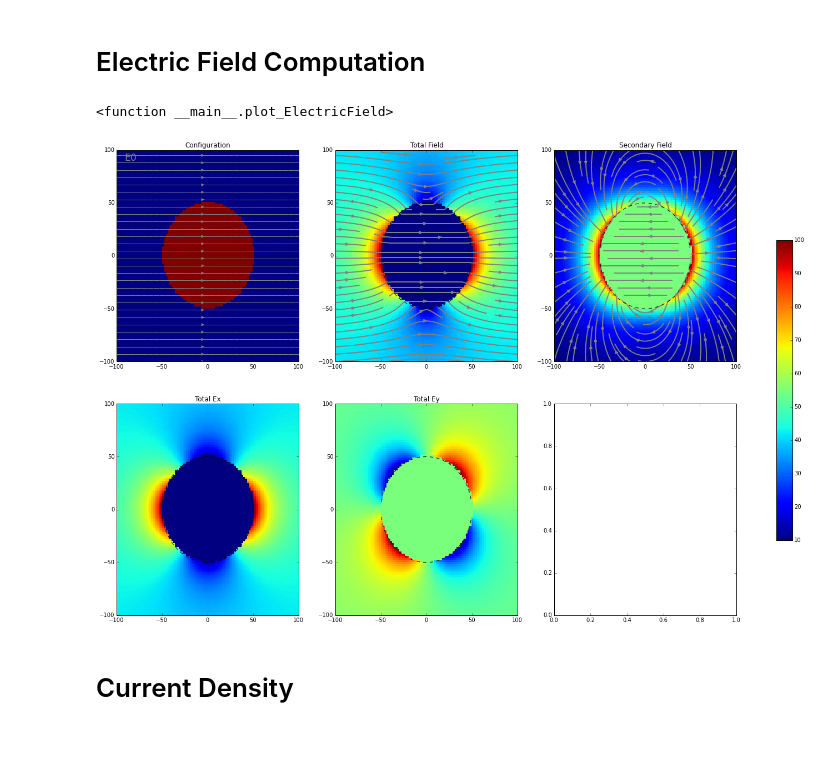
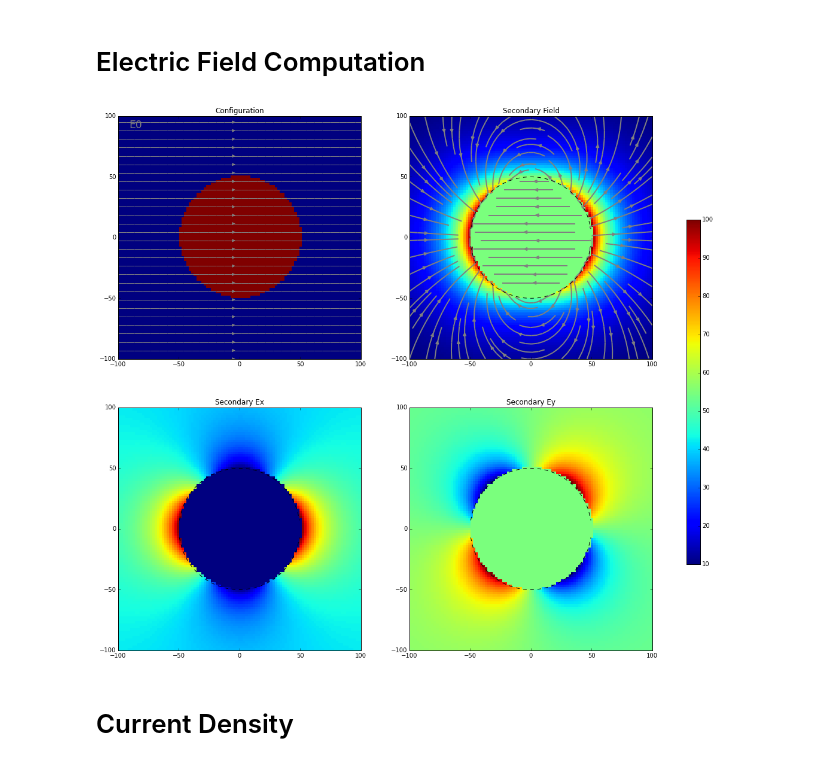
Before and after one commit to geoscixyz/em, a Jupyter notebook: examples/sphere/ElectrostaticSphere.ipynb, the cells around one changed output. Drawn from its saved outputs; the diff is of its cells as text; code cells hidden in the pictures.

Commit message:
added toggle buttons for visualization

```diff
--- a/examples/sphere/ElectrostaticSphere.ipynb
+++ b/examples/sphere/ElectrostaticSphere.ipynb
@@ -165,8 +165,9 @@ R_slider = FloatSlider(min=0., max =50., step=10., value=50.)
 S1_slider = FloatSlider(min=1., max =100., step=1.,value=100.)
 S0_slider = FloatSlider(min=1., max =100., step=1.,value=10.)
 E0_slider = FloatSlider(min=-10., max =10., step=2., value=1.)
+options = ToggleButtons(options=['Total','Secondary'], background_color='green', color='white', font_weight='bold')
 
-def plot_ElectricField(R,sig1,sig0,E0):
+def plot_ElectricField(R,sig1,sig0,E0, Option):
 
     Sigma = get_Conductivity(XYZ,sig0,sig1,R)
     Et, Ep, Es = get_ElectricField(XYZ,sig0,sig1,R,E0)
@@ -176,59 +177,74 @@ def plot_ElectricField(R,sig1,sig0,E0):
     EtXr = Et[:,0].reshape(xr.size, yr.size)
     EtYr = Et[:,1].reshape(xr.size, yr.size)
     EtZr = Et[:,2].reshape(xr.size, yr.size)
 
     ESXr = Es[:,0].reshape(xr.size, yr.size)
     ESYr = Es[:,1].reshape(xr.size, yr.size)
     ESZr = Es[:,2].reshape(xr.size, yr.size)
 
-    fig,ax = plt.subplots(2,3,figsize=(20,15))
+    fig,ax = plt.subplots(2,2,figsize=(16,16))
     ax=mkvc(ax)
 
     pax = ax[0].pcolor(xr,yr,Sigma.reshape(xr.size, yr.size))
     ax[0].streamplot(xr,yr,Ep[:,0].reshape(xr.size,yr.size),Ep[:,1].reshape(xr.size,yr.size),color='gray')
     #ax[0].plot(xcirc,np.sqrt(R**2-xcirc**2),'--k',xcirc,-np.sqrt(R**2-xcirc**2),'--k')
     ax[0].set_title('Configuration')
     ax[0].annotate('E0',(-90,90),xytext=(-90,90),fontsize='xx-large',color='gray')
     ax[0].set_xlim([xr.min(),xr.max()])
     ax[0].set_ylim([yr.min(),yr.max()])
 
-    ax[2].pcolor(xr,yr,np.sqrt(Et[:,0]**2+Et[:,1]**2).reshape(xr.size, yr.size))
-    ax[2].streamplot(xr,yr,EtXr,EtYr,color='gray',linewidth=2.)#angles='xy',scale_units='xy',scale=0.05)
-    ax[2].plot(xcirc,np.sqrt(R**2-xcirc**2),'--k',xcirc,-np.sqrt(R**2-xcirc**2),'--k')
-    ax[2].set_title('Total Field')
-    ax[2].set_xlim([xr.min(),xr.max()])
-    ax[2].set_ylim([yr.min(),yr.max()])
+    if Option == 'Total':
 
-    ax[1].pcolor(xr,yr,Et[:,0].reshape(xr.size, yr.size))
-    ax[1].plot(xcirc,np.sqrt(R**2-xcirc**2),'--k',xcirc,-np.sqrt(R**2-xcirc**2),'--k')
-    ax[1].set_title('Total Ex')
-    ax[0].set_xlim([xr.min(),xr.max()])
-    ax[0].set_ylim([yr.min(),yr.max()])
+        ax[2].pcolor(xr,yr,np.sqrt(Et[:,0]**2+Et[:,1]**2).reshape(xr.size, yr.size))
+        ax[2].streamplot(xr,yr,EtXr,EtYr,color='gray',linewidth=2.)#angles='xy',scale_units='xy',scale=0.05)
+        ax[2].plot(xcirc,np.sqrt(R**2-xcirc**2),'--k',xcirc,-np.sqrt(R**2-xcirc**2),'--k')
+        ax[2].set_title('Total Field')
+        ax[2].set_xlim([xr.min(),xr.max()])
+        ax[2].set_ylim([yr.min(),yr.max()])
 
-    ax[3].pcolor(xr,yr,Et[:,1].reshape(xr.size,yr.size))
-    ax[3].plot(xcirc,np.sqrt(R**2-xcirc**2),'--k',xcirc,-np.sqrt(R**2-xcirc**2),'--k')
-    ax[3].set_title('Total Ey')
-    ax[3].set_xlim([xr.min(),xr.max()])
-    ax[3].set_ylim([yr.min(),yr.max()])
+        ax[1].pcolor(xr,yr,Et[:,0].reshape(xr.size, yr.size))
+        ax[1].plot(xcirc,np.sqrt(R**2-xcirc**2),'--k',xcirc,-np.sqrt(R**2-xcirc**2),'--k')
+        ax[1].set_title('Total Ex')
+        ax[0].set_xlim([xr.min(),xr.max()])
+        ax[0].set_ylim([yr.min(),yr.max()])
 
-    ax[4].pcolor(xr,yr,np.sqrt(Es[:,1]**2+Es[:,0]**2).reshape(xr.size,yr.size))
-    ax[4].streamplot(xr,yr,ESXr,ESYr,color='gray',linewidth=2.)#,angles='xy',scale_units='xy',scale=0.05)
-    ax[4].plot(xcirc,np.sqrt(R**2-xcirc**2),'--k',xcirc,-np.sqrt(R**2-xcirc**2),'--k')
-    ax[4].set_title('Secondary Field')
-    ax[4].set_xlim([xr.min(),xr.max()])
-    ax[4].set_ylim([yr.min(),yr.max()])
+        ax[3].pcolor(xr,yr,Et[:,1].reshape(xr.size,yr.size))
+        ax[3].plot(xcirc,np.sqrt(R**2-xcirc**2),'--k',xcirc,-np.sqrt(R**2-xcirc**2),'--k')
+        ax[3].set_title('Total Ey')
+        ax[3].set_xlim([xr.min(),xr.max()])
+        ax[3].set_ylim([yr.min(),yr.max()])
+
+    elif Option == 'Secondary':
+
+        ax[2].pcolor(xr,yr,np.sqrt(Es[:,1]**2+Es[:,0]**2).reshape(xr.size,yr.size))
+        ax[2].streamplot(xr,yr,ESXr,ESYr,color='gray',linewidth=2.)#,angles='xy',scale_units='xy',scale=0.05)
+        ax[2].plot(xcirc,np.sqrt(R**2-xcirc**2),'--k',xcirc,-np.sqrt(R**2-xcirc**2),'--k')
+        ax[2].set_title('Secondary Field')
+        ax[2].set_xlim([xr.min(),xr.max()])
+        ax[2].set_ylim([yr.min(),yr.max()])
+
+        ax[1].pcolor(xr,yr,Es[:,0].reshape(xr.size, yr.size))
+        ax[1].plot(xcirc,np.sqrt(R**2-xcirc**2),'--k',xcirc,-np.sqrt(R**2-xcirc**2),'--k')
+        ax[1].set_title('Secondary Ex')
+        ax[0].set_xlim([xr.min(),xr.max()])
+        ax[0].set_ylim([yr.min(),yr.max()])
+
+        ax[3].pcolor(xr,yr,Es[:,1].reshape(xr.size,yr.size))
+        ax[3].plot(xcirc,np.sqrt(R**2-xcirc**2),'--k',xcirc,-np.sqrt(R**2-xcirc**2),'--k')
+        ax[3].set_title('Secondary Ey')
+        ax[3].set_xlim([xr.min(),xr.max()])
+        ax[3].set_ylim([yr.min(),yr.max()])
 
     # colorbar
     fig.subplots_adjust(right=0.9)
     cbar_ax = fig.add_axes([0.95,0.25,0.02,0.5])
     fig.colorbar(pax, cax=cbar_ax)
 
     #plt.tight_layout()
 
-interact(plot_ElectricField, R=R_slider, sig1=S1_slider,sig0=S0_slider,E0=E0_slider)
+interact(plot_ElectricField, R=R_slider, sig1=S1_slider,sig0=S0_slider,E0=E0_slider, Option=options)
 # %% [output]
-<function __main__.plot_ElectricField>
-[figure, old version]
+[figure, new version]
 # %% [markdown]
 # Current Density
 # %%
```
Also changed, not shown: parts of 2 cells of this notebook.
